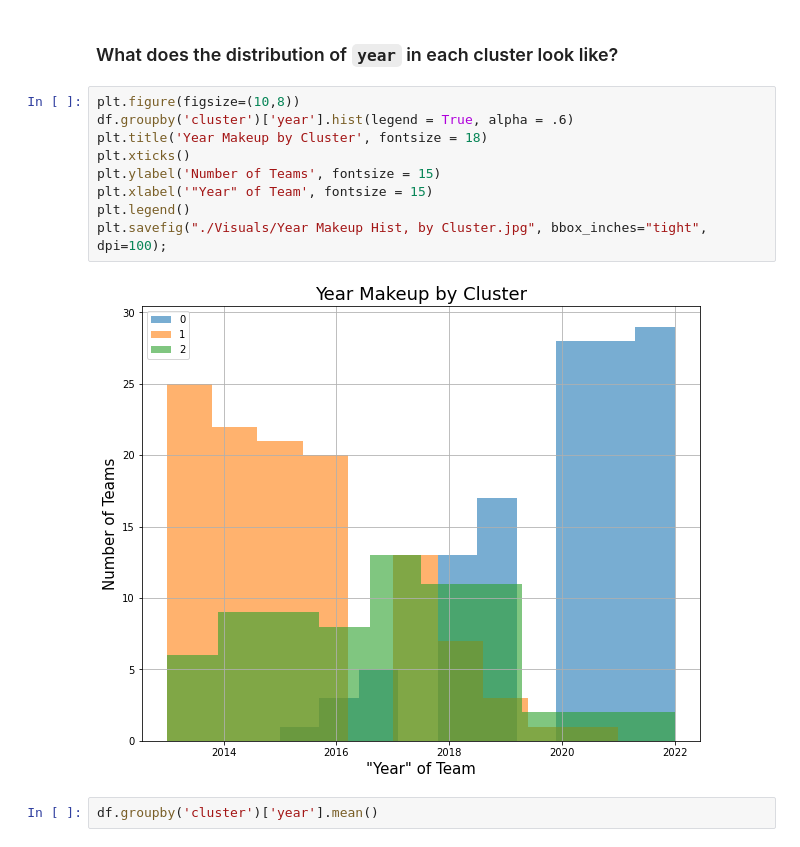
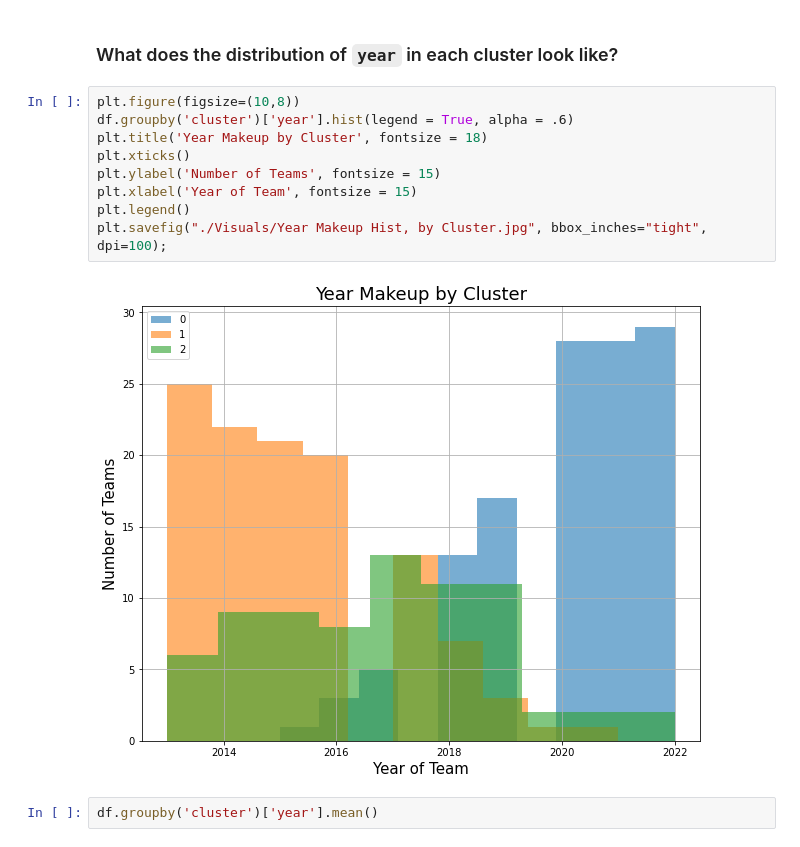
Before and after one commit to aothree/NBA-Style-of-Play, a Jupyter notebook: 03_model_and_post-model_eda.ipynb, the cells around one changed output. Saved outputs shown, nothing was run; the diff lists cells and outputs as text.

```diff
--- a/03_model_and_post-model_eda.ipynb
+++ b/03_model_and_post-model_eda.ipynb
@@ -251,14 +251,14 @@ Name: made_playoffs, dtype: float64
 # %%
 plt.figure(figsize=(10,8))
 df.groupby('cluster')['year'].hist(legend = True, alpha = .6)
 plt.title('Year Makeup by Cluster', fontsize = 18)
 plt.xticks()
 plt.ylabel('Number of Teams', fontsize = 15)
-plt.xlabel('"Year" of Team', fontsize = 15)
+plt.xlabel('Year of Team', fontsize = 15)
 plt.legend()
 plt.savefig("./Visuals/Year Makeup Hist, by Cluster.jpg", bbox_inches="tight", dpi=100);
 # %% [output]
-[figure, old version]
+[figure, new version]
 # %%
 df.groupby('cluster')['year'].mean()
 # %% [output]
```
Also changed, not shown: 4 other files.
